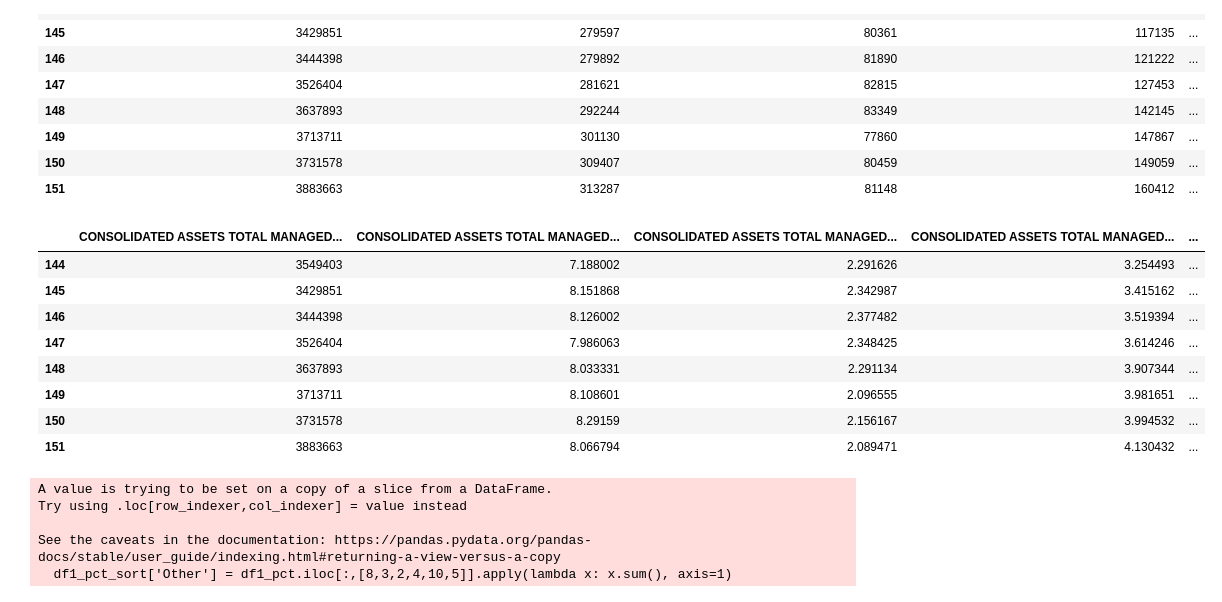
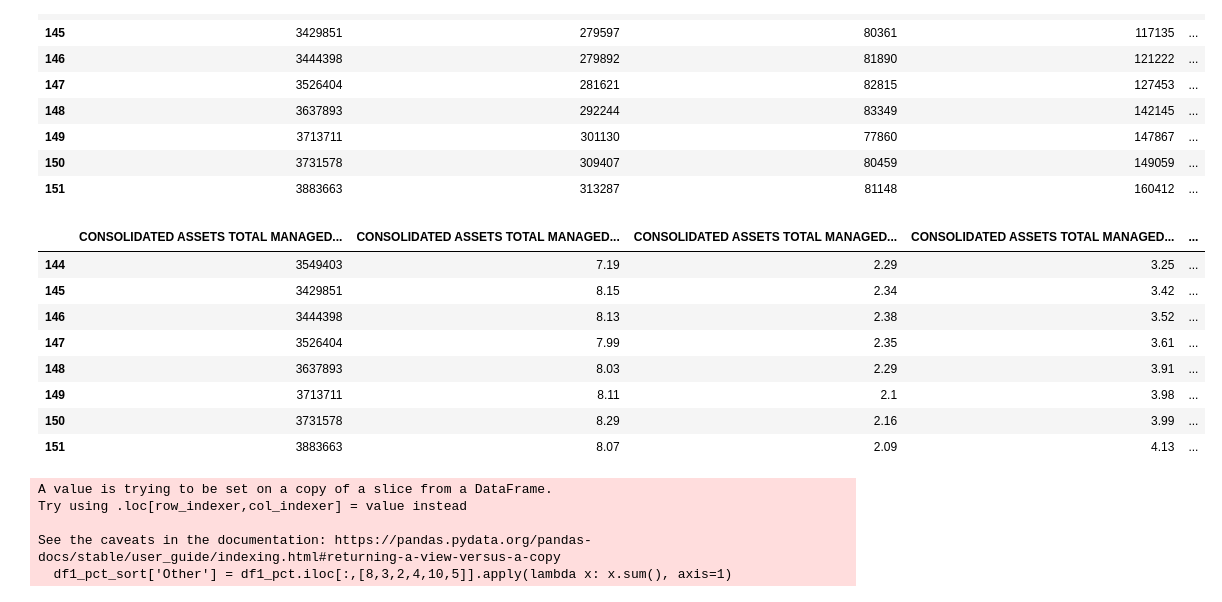
Before and after one commit to RonnyPNguyen/VizVenture, a Jupyter notebook: Portfolio/AUS_ManagedFund_2023/data/ausmanagedfund.ipynb, the cells around one changed output. Saved outputs shown, nothing was run; the diff lists cells and outputs as text; code cells hidden in the pictures.

```diff
--- a/Portfolio/AUS_ManagedFund_2023/data/ausmanagedfund.ipynb
+++ b/Portfolio/AUS_ManagedFund_2023/data/ausmanagedfund.ipynb
@@ -22,18 +23,18 @@ df1
 | 151 | 3883663 | 313287 | 81148 | 160412 | ... |
 # %%
 df1_pct = df1.copy()
-df1_pct.iloc[:,1:] = df1_pct.iloc[:,1:].apply(lambda x: x/x.sum()*100, axis=1)
+df1_pct.iloc[:,1:] = df1_pct.iloc[:,1:].apply(lambda x: x/x.sum()*100, axis=1).round(2)
 df1_pct
 # %% [output]
 |  | CONSOLIDATED ASSETS TOTAL MANAGED... | CONSOLIDATED ASSETS TOTAL MANAGED... | CONSOLIDATED ASSETS TOTAL MANAGED... | CONSOLIDATED ASSETS TOTAL MANAGED... | ... |
-| 144 | 3549403 | 7.188002 | 2.291626 | 3.254493 | ... |
-| 145 | 3429851 | 8.151868 | 2.342987 | 3.415162 | ... |
-| 146 | 3444398 | 8.126002 | 2.377482 | 3.519394 | ... |
-| 147 | 3526404 | 7.986063 | 2.348425 | 3.614246 | ... |
-| 148 | 3637893 | 8.033331 | 2.291134 | 3.907344 | ... |
-| 149 | 3713711 | 8.108601 | 2.096555 | 3.981651 | ... |
-| 150 | 3731578 | 8.29159 | 2.156167 | 3.994532 | ... |
-| 151 | 3883663 | 8.066794 | 2.089471 | 4.130432 | ... |
+| 144 | 3549403 | 7.19 | 2.29 | 3.25 | ... |
+| 145 | 3429851 | 8.15 | 2.34 | 3.42 | ... |
+| 146 | 3444398 | 8.13 | 2.38 | 3.52 | ... |
+| 147 | 3526404 | 7.99 | 2.35 | 3.61 | ... |
+| 148 | 3637893 | 8.03 | 2.29 | 3.91 | ... |
+| 149 | 3713711 | 8.11 | 2.1 | 3.98 | ... |
+| 150 | 3731578 | 8.29 | 2.16 | 3.99 | ... |
+| 151 | 3883663 | 8.07 | 2.09 | 4.13 | ... |
 # %%
 df1_pct_sort = df1_pct.iloc[:,[0,11,7,6,9,1]]
 df1_pct_sort['Other'] = df1_pct.iloc[:,[8,3,2,4,10,5]].apply(lambda x: x.sum(), axis=1)
```
Also changed, not shown: parts of 6 cells of this notebook, 6 other files.
